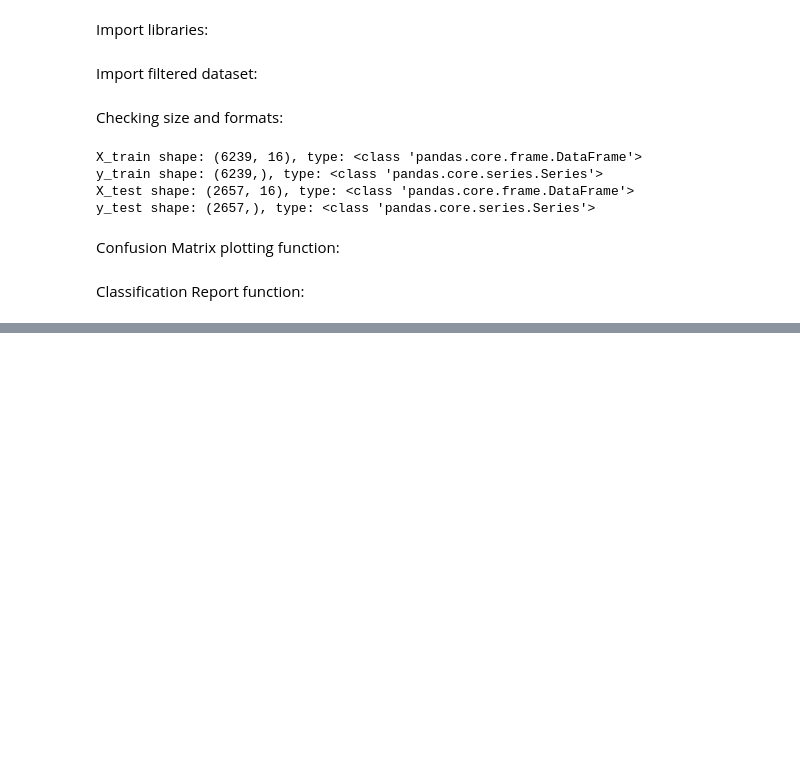
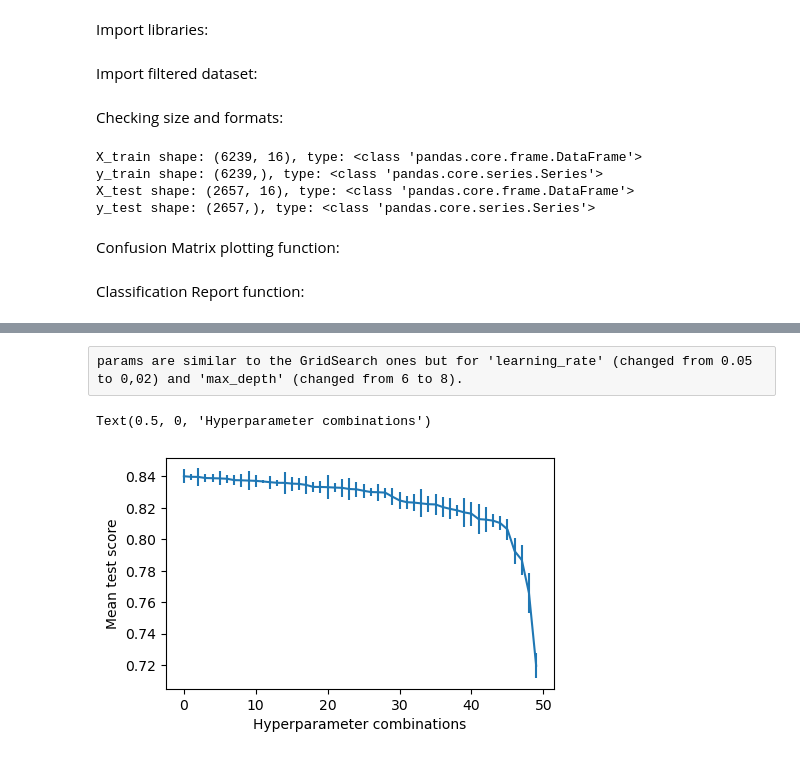
Before and after one commit to facundoriosds/Project-10-Marketing-Strategy, a Jupyter notebook: P10_part2.ipynb, the cells around one changed output, grey strips where cells are left out. Drawn from its saved outputs; the diff is of its cells as text; code cells hidden in the pictures; blank space fills up the shorter version.

```diff
--- a/P10_part2.ipynb
+++ b/P10_part2.ipynb
@@ -140,0 +198,13 @@ plot_importance(xgb_cv.best_estimator_)
+# %%
+param_grid = {
+              'max_depth': (1, 8),
+              'min_child_weight': (2, 3, 5),
+              'learning_rate': (0.01, 0.99, 'log-uniform'),
+              'n_estimators': (10, 200),
+              'subsample': (0.7, 0.9),
+              'colsample_bytree': (0.7, 0.9),
+              'min_samples_split': (0.001, 0.99, 'log-uniform'),
+
+              'loss': ['ls', 'lad', 'huber'],
+
+             }
@@ -140,0 +213,12 @@ plot_importance(xgb_cv.best_estimator_)
+# %%
+model_xgb = BayesSearchCV(estimator=xgb,
+                          search_spaces=param_grid,
+                          scoring='f1',
+                          cv=5,
+                          n_iter=50,
+                          random_state=42,
+                          n_jobs=-1,
+                          refit=True
+                          )
+# %%
+model_xgb.fit(X_train, y_train)
@@ -140,0 +256,16 @@ plot_importance(xgb_cv.best_estimator_)
+# %% [raw]
+params are similar to the GridSearch ones but for 'learning_rate' (changed from 0.05 to 0,02) and 'max_depth' (changed from 6 to 8).
+# %%
+results = pd.DataFrame(model_xgb.cv_results_)
+# %%
+results.sort_values(by='mean_test_score', ascending=False, inplace=True)
+results.reset_index(drop=True, inplace=True)
+
+plt.figure(figsize=(5,3))
+results['mean_test_score'].plot(yerr=[results['std_test_score'], results['std_test_score']], subplots=True)
+
+plt.ylabel('Mean test score')
+plt.xlabel('Hyperparameter combinations')
+# %% [output]
+Text(0.5, 0, 'Hyperparameter combinations')
+[figure, added]
```
Also changed, not shown: parts of 52 cells of this notebook.
